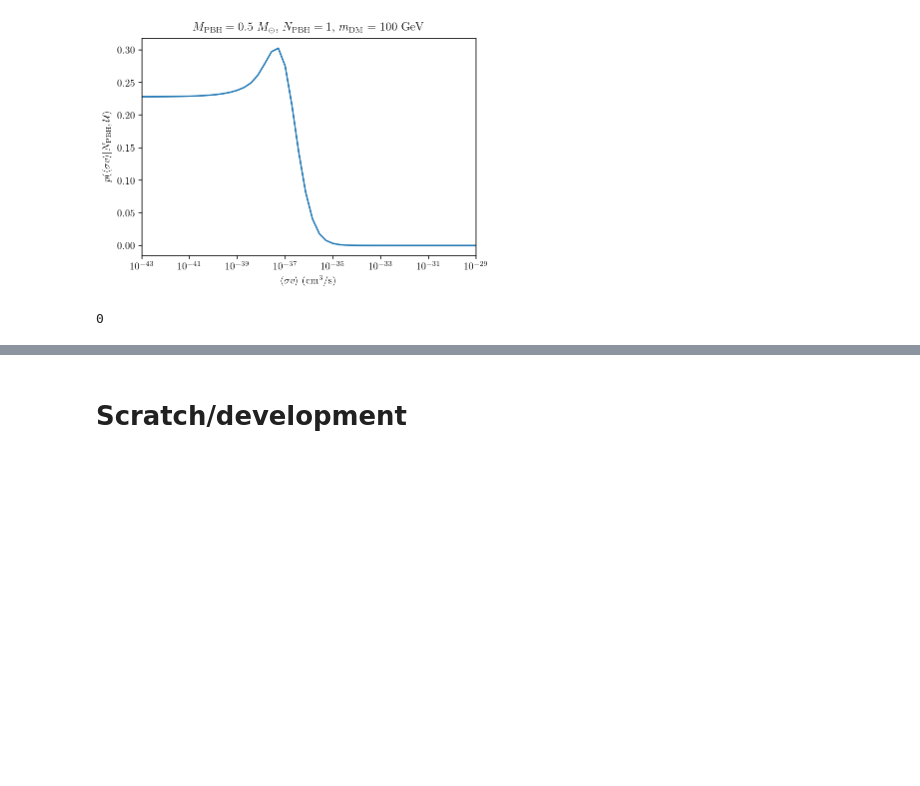
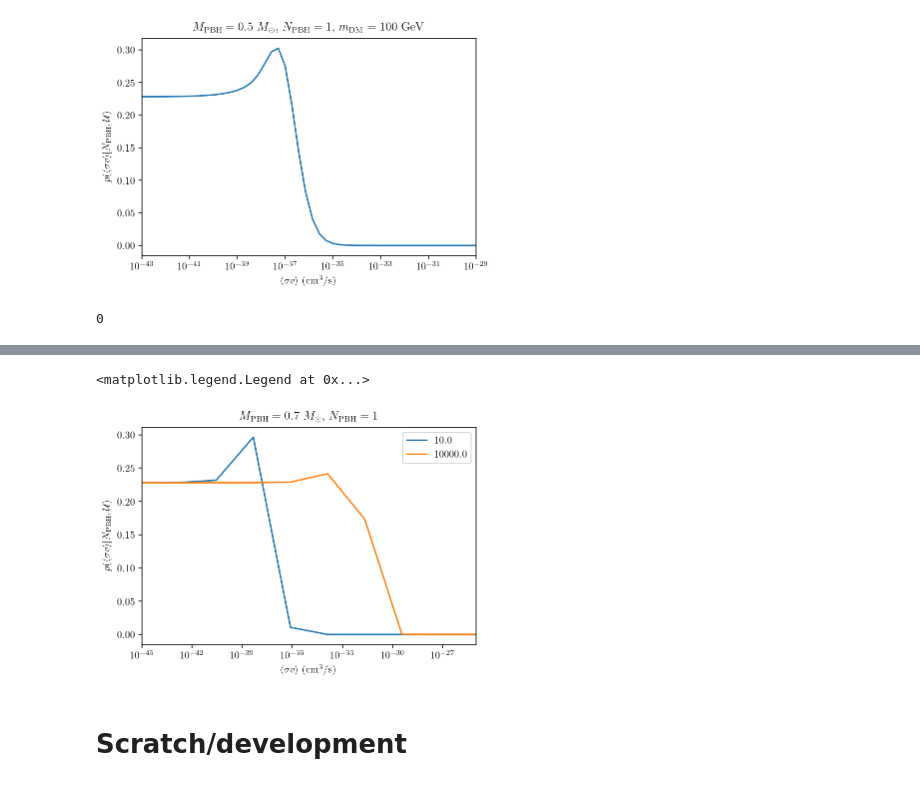
Before and after one commit to adam-coogan/pbhs_vs_wimps, a Jupyter notebook: detecting_dm_with_pbhs_08_feb_2019.ipynb, the cells around one changed output, grey strips where cells are left out. Drawn from its saved outputs; the diff is of its cells as text; code cells hidden in the pictures; blank space fills up the shorter version.

```diff
--- a/detecting_dm_with_pbhs_08_feb_2019.ipynb
+++ b/detecting_dm_with_pbhs_08_feb_2019.ipynb
@@ -70,3 +157,22 @@ os.system("say 'Did it!'")
+# %%
+m_pbh = 0.7
+n_pbh = 1  # number of detected PBHs
+
+m_dms, svs, post_vals = load_posterior(m_pbh, n_pbh)
+# %%
+# Plot results for lowest DM mass
+plt.plot(svs, post_vals[0], label=m_dms[0])
+plt.plot(svs, post_vals[-1], label=m_dms[-1])
+
+plt.xscale("log")
+plt.xlabel(r"$\langle \sigma v \rangle$ (cm$^3$/s)")
+plt.ylabel(r"$p(\langle \sigma v \rangle | N_{\mathrm{PBH}}, \mathcal{U})$")
+plt.title(r"$M_{\mathrm{PBH}} = %.1f~M_\odot$, $N_{\mathrm{PBH}} = %i$" % (m_pbh, n_pbh), fontsize=12)
+plt.xlim(svs[[0, -1]])
+plt.legend()
+# %% [output]
+<matplotlib.legend.Legend at 0x...>
+[figure, added]
 # %% [markdown]
 # Scratch/development
 # %%
```
Also changed, not shown: parts of 23 cells of this notebook, 4 other files.
